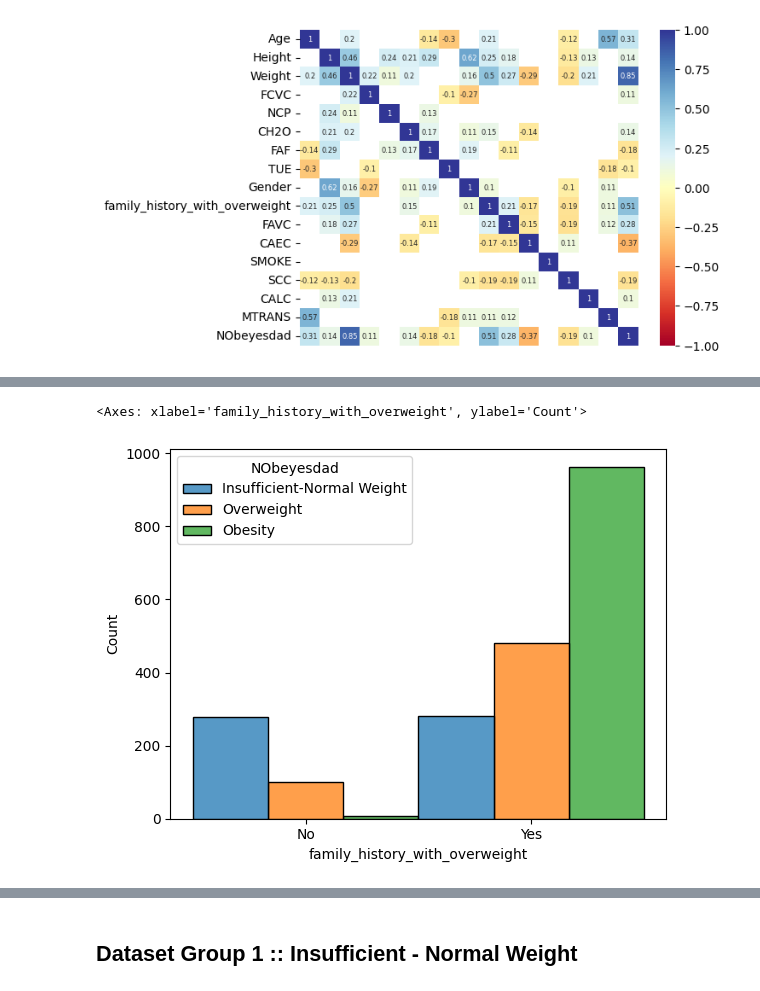
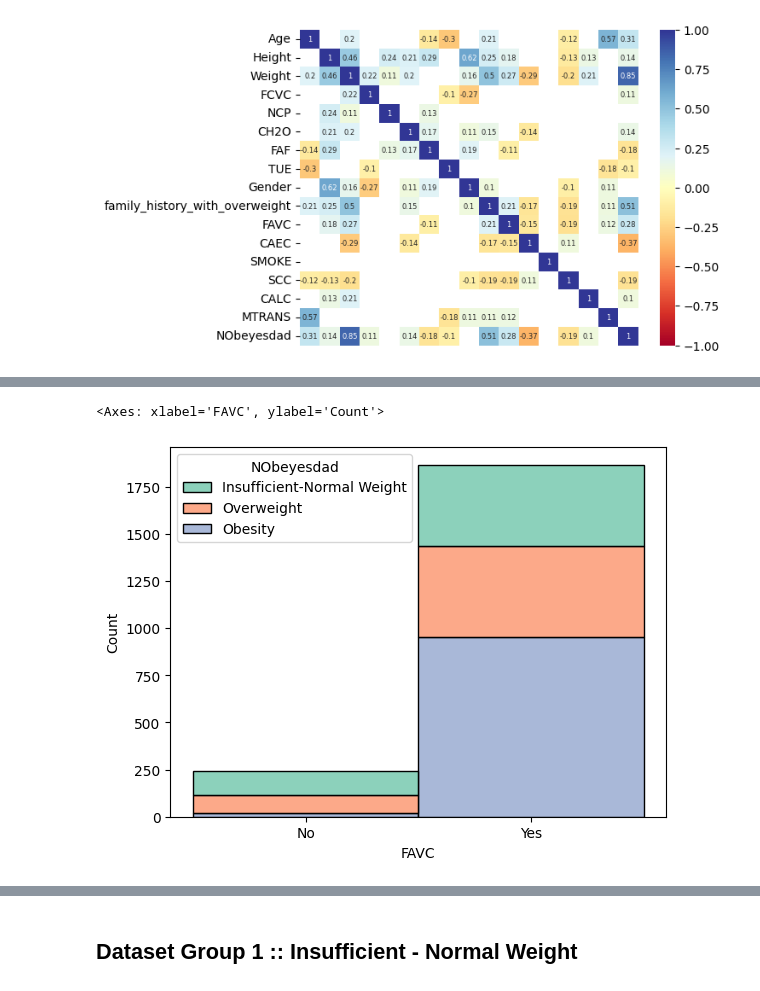
Before and after one commit to alexisuaguilaru/Obesity_Levels_Model, a Jupyter notebook: Exploratory_Data_Analysis/ExploratoryDataAnalysis.ipynb, the cells around one changed output, grey strips where cells are left out. Drawn from its saved outputs; the diff is of its cells as text; code cells hidden in the pictures.

```diff
--- a/Exploratory_Data_Analysis/ExploratoryDataAnalysis.ipynb
+++ b/Exploratory_Data_Analysis/ExploratoryDataAnalysis.ipynb
@@ -208,5 +226,5 @@ sns.violinplot(ObesityDataset_Groups,x='Weight',hue='NObeyesdad',hue_order=Obesi
 # %%
-sns.histplot(ObesityDataset_Groups,x='family_history_with_overweight',hue='NObeyesdad',hue_order=ObesityLevelGroups,multiple='dodge')
+sns.histplot(ObesityDataset_Groups,x='FAVC',hue='NObeyesdad',hue_order=ObesityLevelGroups,multiple='stack',palette='Set2')
 # %% [output]
-<Axes: xlabel='family_history_with_overweight', ylabel='Count'>
+<Axes: xlabel='FAVC', ylabel='Count'>
-[figure, old version]
+[figure, new version]
```
Also changed, not shown: parts of 13 cells of this notebook.
